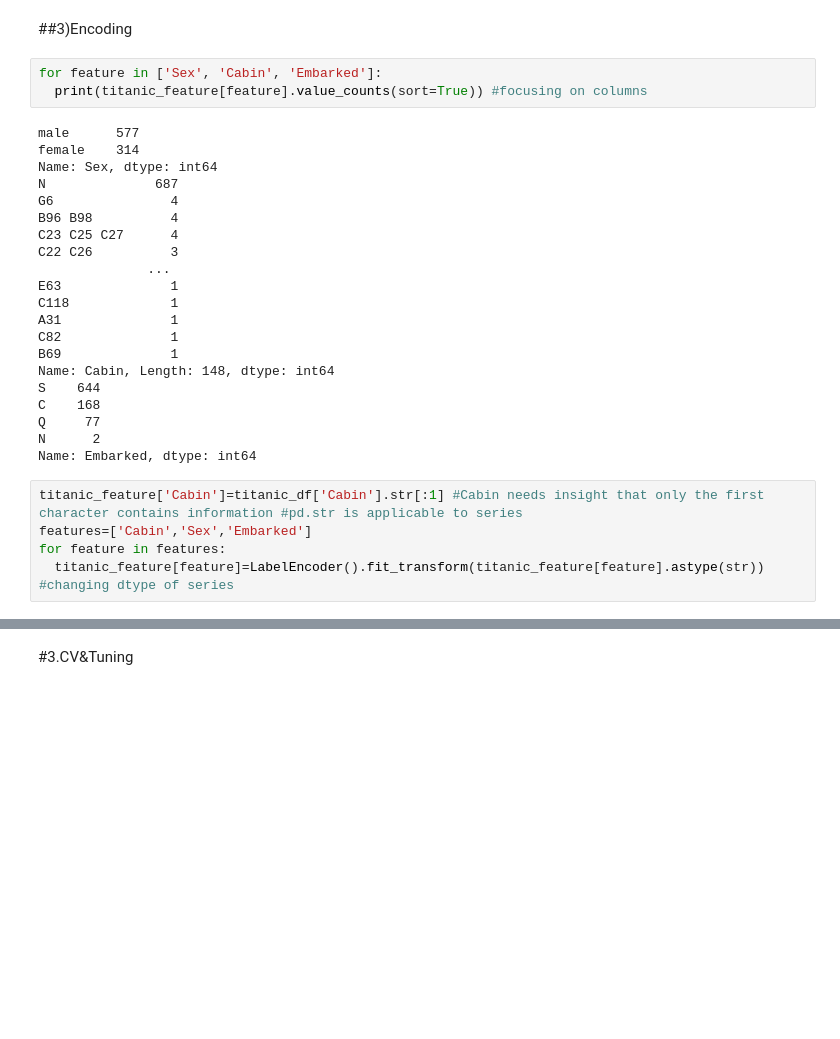
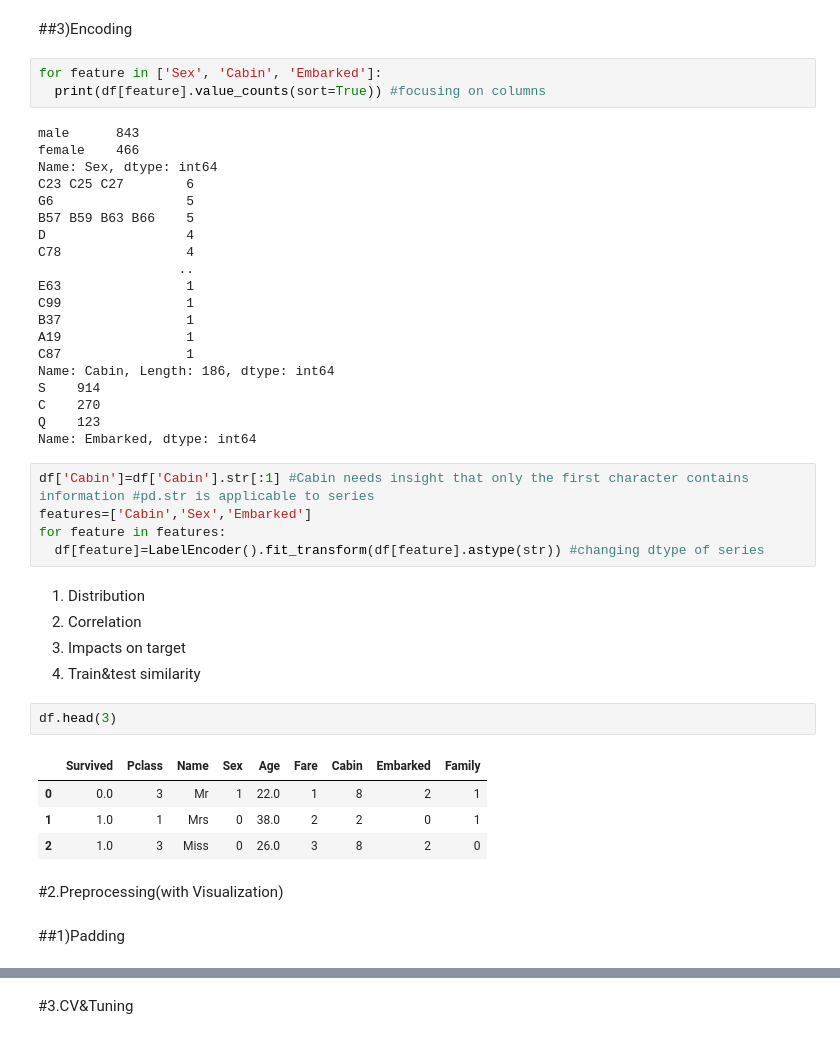
Before and after one commit to DongjunYou/21_1Q_Army, a Jupyter notebook: Titanic_Prototype.ipynb, the cells around one changed output, grey strips where cells are left out. Drawn from its saved outputs; the diff is of its cells as text; blank space fills up the shorter version.

```diff
--- a/Titanic_Prototype.ipynb
+++ b/Titanic_Prototype.ipynb
@@ -72,30 +118,45 @@ print(titanic_feature.isnull().sum().sum()) #checking
 ##3)Encoding
 # %%
 for feature in ['Sex', 'Cabin', 'Embarked']:
-  print(titanic_feature[feature].value_counts(sort=True)) #focusing on columns
+  print(df[feature].value_counts(sort=True)) #focusing on columns
 # %% [output]
-male      577
-female    314
+male      843
+female    466
 Name: Sex, dtype: int64
-N              687
-G6               4
-B96 B98          4
-C23 C25 C27      4
-C22 C26          3
-              ...
-E63              1
-C118             1
-A31              1
-C82              1
-B69              1
-Name: Cabin, Length: 148, dtype: int64
-S    644
-C    168
-Q     77
-N      2
+C23 C25 C27        6
+G6                 5
+B57 B59 B63 B66    5
+D                  4
+C78                4
+                  ..
+E63                1
+C99                1
+B37                1
+A19                1
+C87                1
+Name: Cabin, Length: 186, dtype: int64
+S    914
+C    270
+Q    123
 Name: Embarked, dtype: int64
 # %%
-titanic_feature['Cabin']=titanic_df['Cabin'].str[:1] #Cabin needs insight that only the first character contains information #pd.str is applicable to series
+df['Cabin']=df['Cabin'].str[:1] #Cabin needs insight that only the first character contains information #pd.str is applicable to series
 features=['Cabin','Sex','Embarked']
 for feature in features:
-  titanic_feature[feature]=LabelEncoder().fit_transform(titanic_feature[feature].astype(str)) #changing dtype of series
+  df[feature]=LabelEncoder().fit_transform(df[feature].astype(str)) #changing dtype of series
+# %% [markdown]
+1. Distribution
+2. Correlation
+3. Impacts on target
+4. Train&test similarity
+# %%
+df.head(3)
+# %% [output]
+|  | Survived | Pclass | Name | Sex | Age | Fare | Cabin | Embarked | Family |
+| 0 | 0.0 | 3 | Mr | 1 | 22.0 | 1 | 8 | 2 | 1 |
+| 1 | 1.0 | 1 | Mrs | 0 | 38.0 | 2 | 2 | 0 | 1 |
+| 2 | 1.0 | 3 | Miss | 0 | 26.0 | 3 | 8 | 2 | 0 |
+# %% [markdown]
+#2.Preprocessing(with Visualization)
+# %% [markdown]
+##1)Padding
```
Also changed, not shown: parts of 35 cells of this notebook.
